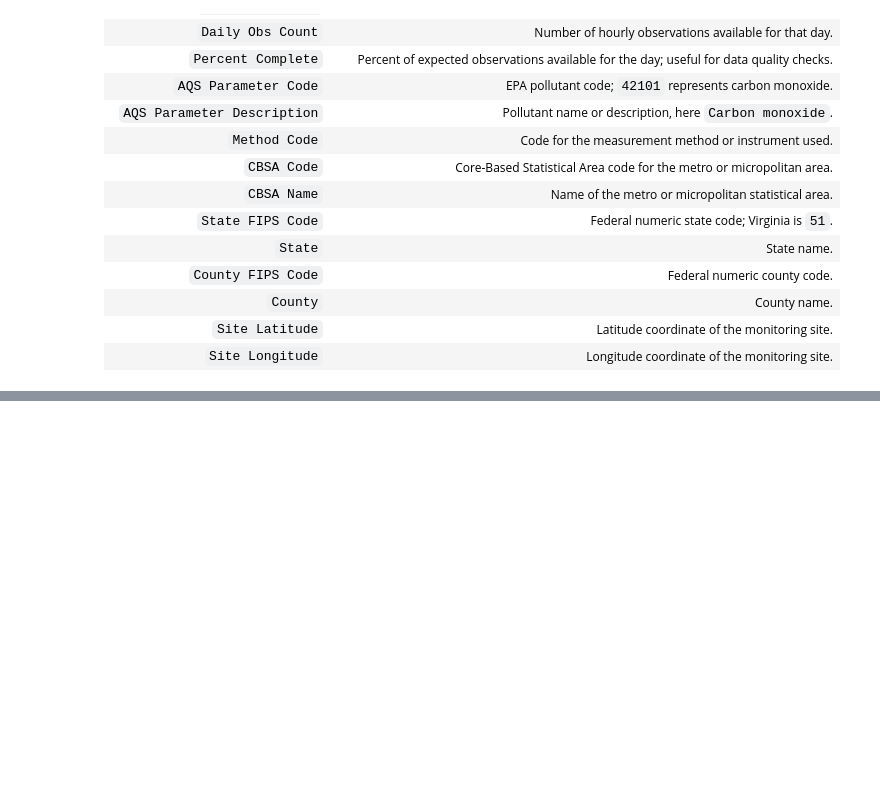
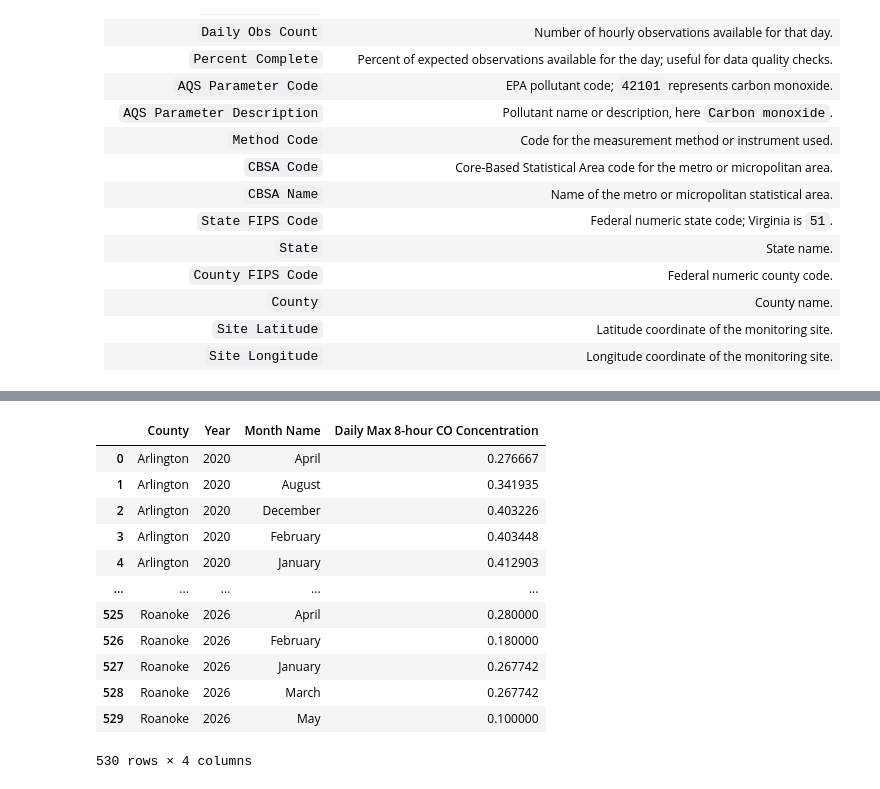
Before and after one commit to sjuzzaman/Data-Science-Projects, a Jupyter notebook: Project 3/main.ipynb, the cells around one changed output, grey strips where cells are left out. Saved outputs shown, nothing was run; the diff lists cells and outputs as text; code cells hidden in the pictures; blank space fills up the shorter version.

```diff
--- a/Project 3/main.ipynb
+++ b/Project 3/main.ipynb
@@ -85,0 +84,16 @@ plt.show()
+# %%
+epa_df.groupby(["County", "Year", "Month Name"])['Daily Max 8-hour CO Concentration'].mean().reset_index()
+# %% [output]
+|  | County | Year | Month Name | Daily Max 8-hour CO Concentration |
+| 0 | Arlington | 2020 | April | 0.276667 |
+| 1 | Arlington | 2020 | August | 0.341935 |
+| 2 | Arlington | 2020 | December | 0.403226 |
+| 3 | Arlington | 2020 | February | 0.403448 |
+| 4 | Arlington | 2020 | January | 0.412903 |
+| ... | ... | ... | ... | ... |
+| 525 | Roanoke | 2026 | April | 0.280000 |
+| 526 | Roanoke | 2026 | February | 0.180000 |
+| 527 | Roanoke | 2026 | January | 0.267742 |
+| 528 | Roanoke | 2026 | March | 0.267742 |
+| 529 | Roanoke | 2026 | May | 0.100000 |
+530 rows × 4 columns
```
Also changed, not shown: parts of 3 cells of this notebook.
